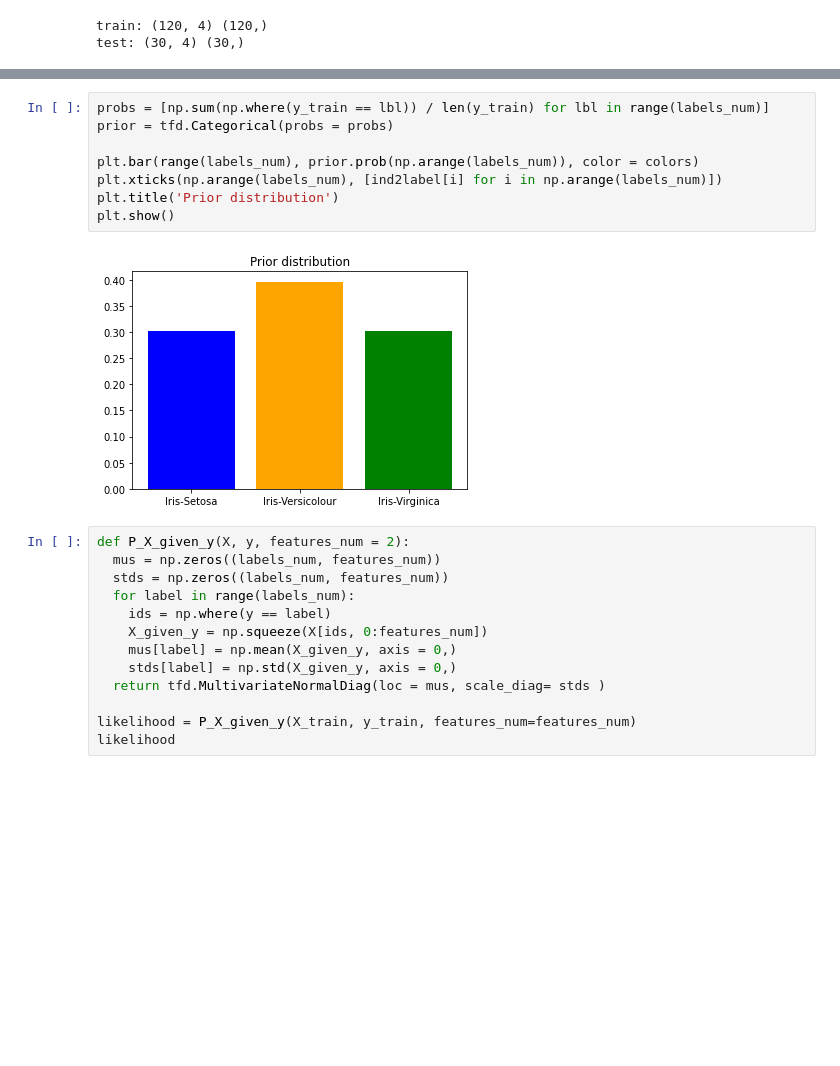
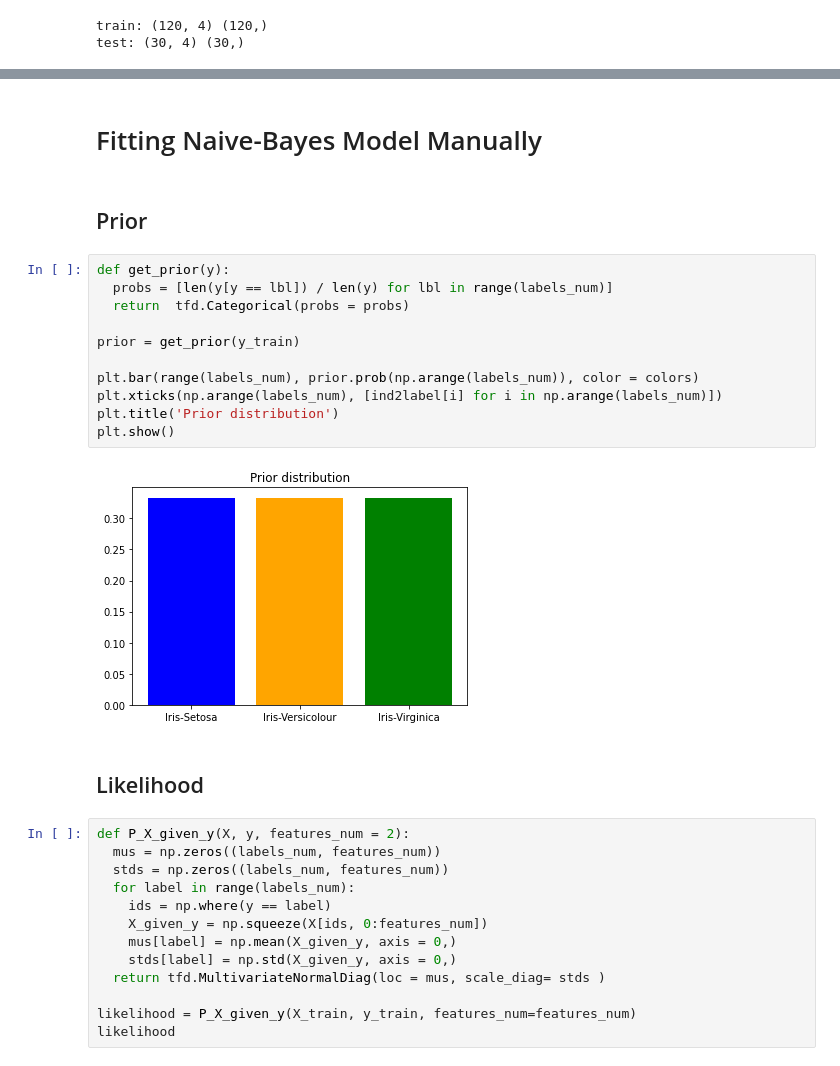
Before and after one commit to basselkassem/probabilistic-ml, a Jupyter notebook: naive_bayes.ipynb, the cells around one changed output, grey strips where cells are left out. Cells and saved outputs as stored; diff of their text form; blank space fills up the shorter version.

Commit message:
learn naive Bayes classifier

```diff
--- a/naive_bayes.ipynb
+++ b/naive_bayes.ipynb
@@ -56,13 +68,22 @@ plot_data(X_train, y_train)
+# %% [markdown]
+# Fitting Naive-Bayes Model Manually
+# %% [markdown]
+## Prior
 # %%
-probs = [np.sum(np.where(y_train == lbl)) / len(y_train) for lbl in range(labels_num)]
-prior = tfd.Categorical(probs = probs)
+def get_prior(y):
+  probs = [len(y[y == lbl]) / len(y) for lbl in range(labels_num)]
+  return  tfd.Categorical(probs = probs)
+
+prior = get_prior(y_train)
 
 plt.bar(range(labels_num), prior.prob(np.arange(labels_num)), color = colors)
 plt.xticks(np.arange(labels_num), [ind2label[i] for i in np.arange(labels_num)])
 plt.title('Prior distribution')
 plt.show()
 # %% [output]
-[figure, old version]
+[figure, new version]
+# %% [markdown]
+## Likelihood
 # %%
 def P_X_given_y(X, y, features_num = 2):
   mus = np.zeros((labels_num, features_num))
```
Also changed, not shown: parts of 16 cells of this notebook.
